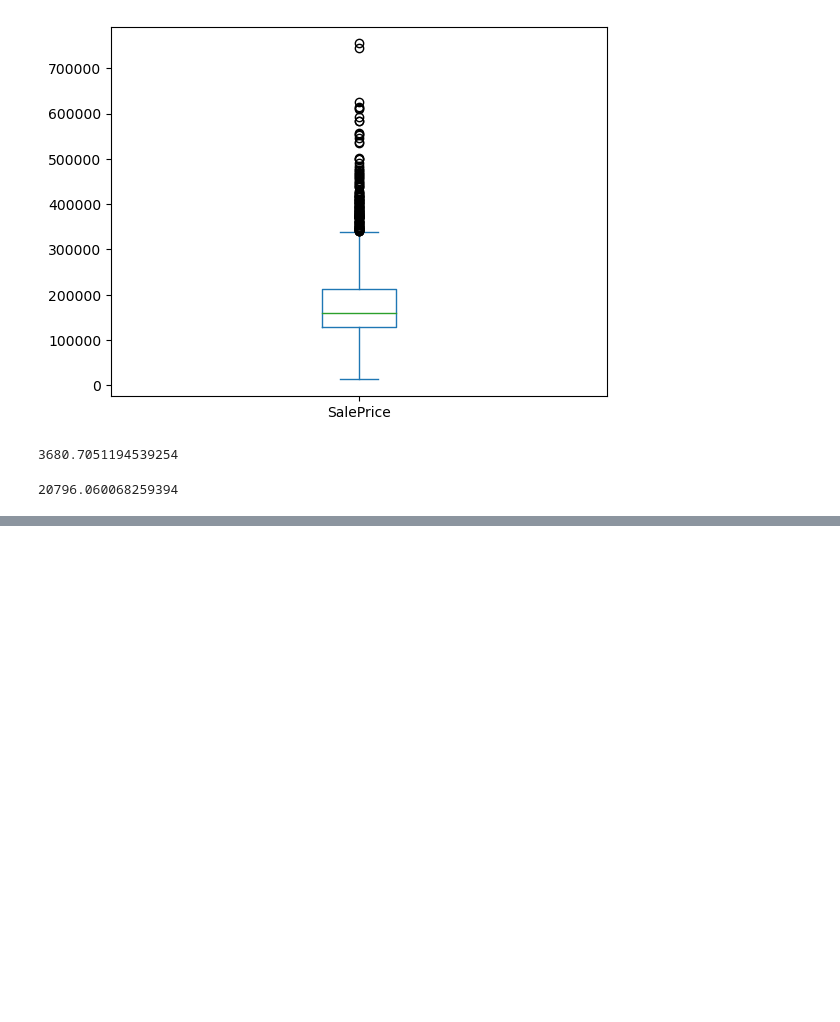
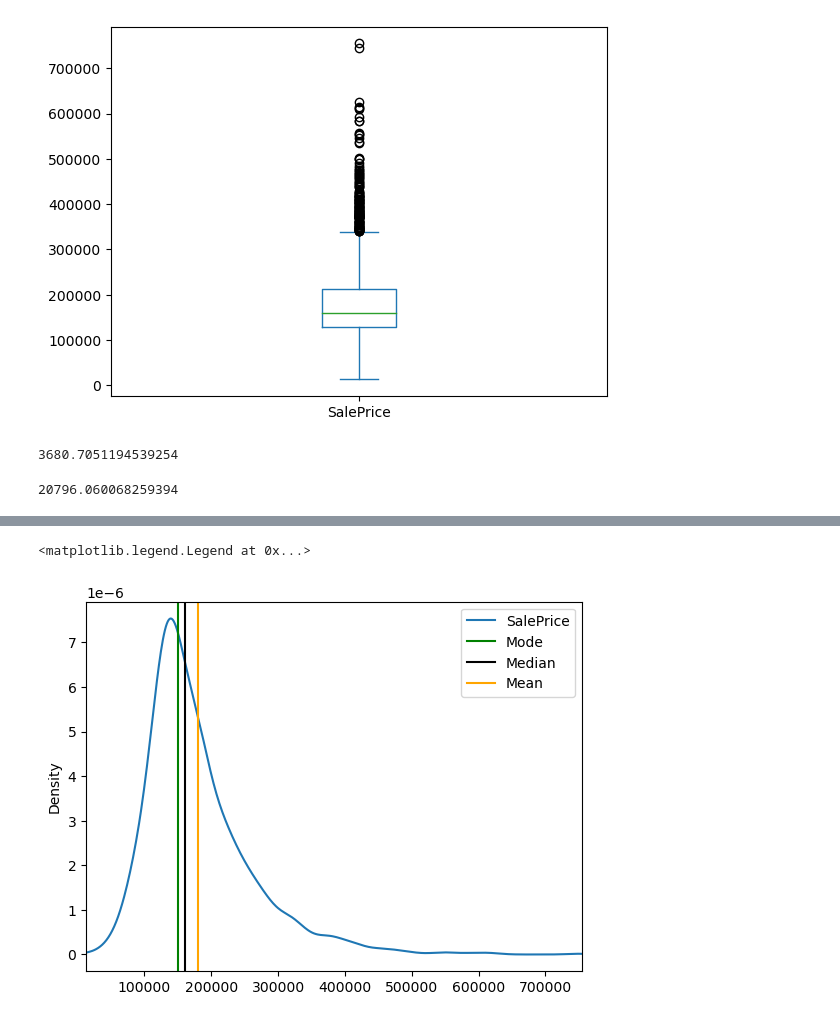
Before and after one commit to castobary/statistics, a Jupyter notebook: 06_module.ipynb, the cells around one changed output, grey strips where cells are left out. Cells and saved outputs as stored; diff of their text form; code cells hidden in the pictures; blank space fills up the shorter version.

```diff
--- a/06_module.ipynb
+++ b/06_module.ipynb
@@ -338,0 +499,12 @@ saleprice_difference
+# %%
+houses['SalePrice'].plot.kde(xlim = (houses['SalePrice'].min(),
+                                     houses['SalePrice'].max()
+                                    )
+                            )
+plt.axvline(150000, color = 'Green', label = 'Mode')
+plt.axvline(houses['SalePrice'].median(), color = 'Black', label = 'Median')
+plt.axvline(houses['SalePrice'].mean(), color = 'Orange', label = 'Mean')
+plt.legend()
+# %% [output]
+<matplotlib.legend.Legend at 0x...>
+[figure, added]
```
Also changed, not shown: parts of 24 cells of this notebook, 2 other files.
